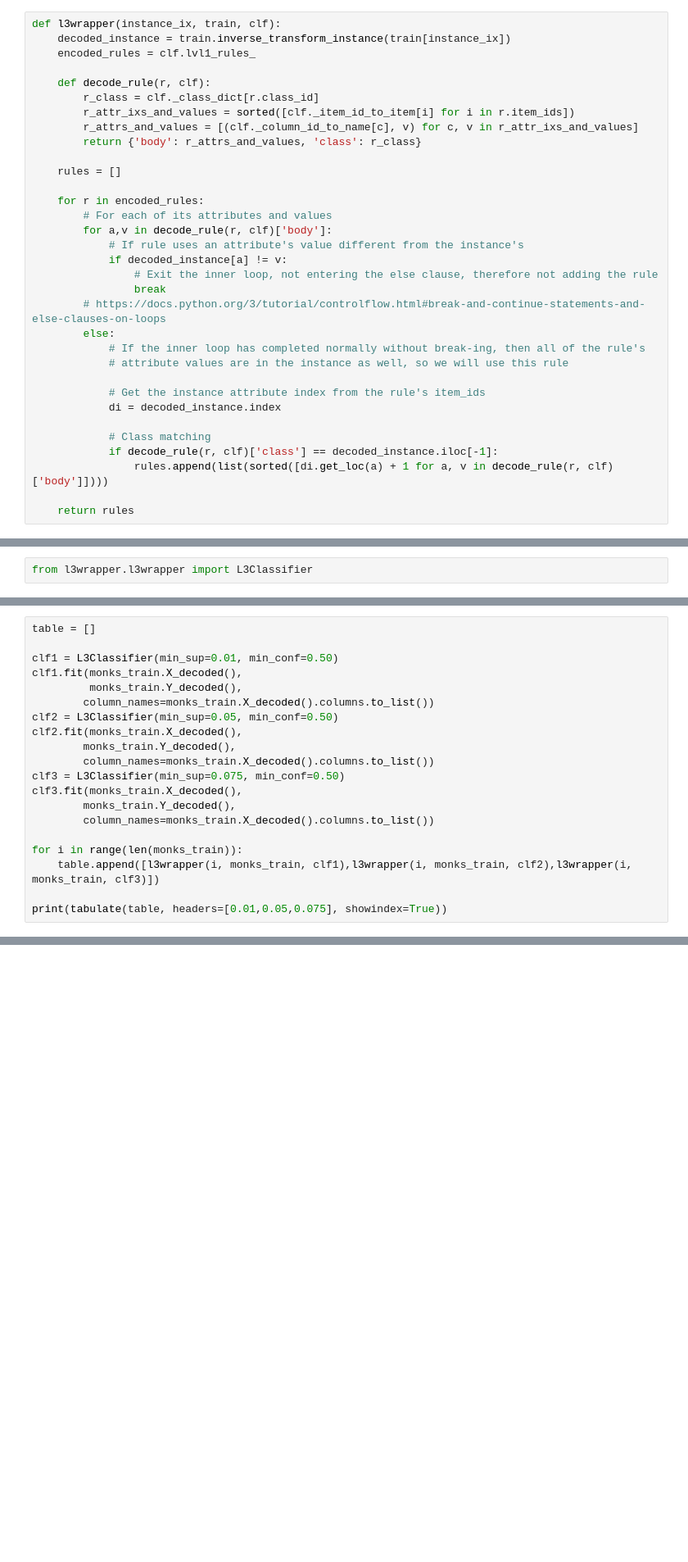
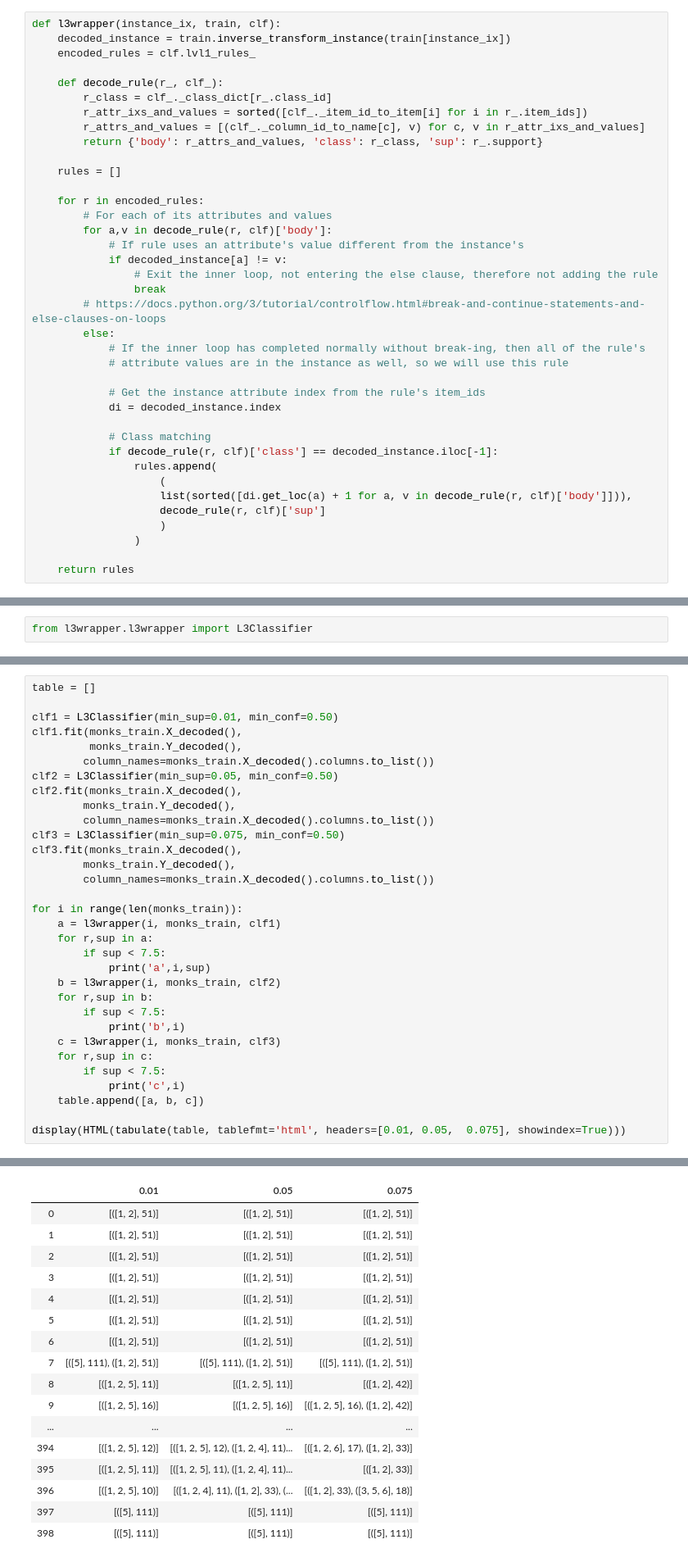
Before and after one commit to mrandri19/Internship-Project-X-PLAIN, a Jupyter notebook: l3wrapper minimum support comparisons.ipynb, the cells around one changed output, grey strips where cells are left out. Shown at 82% size. Saved outputs shown, nothing was run; the diff lists cells and outputs as text; blank space fills up the shorter version.

```diff
--- a/l3wrapper minimum support comparisons.ipynb
+++ b/l3wrapper minimum support comparisons.ipynb
@@ -52,11 +52,11 @@ def l3wrapper(instance_ix, train, clf):
     decoded_instance = train.inverse_transform_instance(train[instance_ix])
     encoded_rules = clf.lvl1_rules_
 
-    def decode_rule(r, clf):
-        r_class = clf._class_dict[r.class_id]
-        r_attr_ixs_and_values = sorted([clf._item_id_to_item[i] for i in r.item_ids])
-        r_attrs_and_values = [(clf._column_id_to_name[c], v) for c, v in r_attr_ixs_and_values]
-        return {'body': r_attrs_and_values, 'class': r_class}
+    def decode_rule(r_, clf_):
+        r_class = clf_._class_dict[r_.class_id]
+        r_attr_ixs_and_values = sorted([clf_._item_id_to_item[i] for i in r_.item_ids])
+        r_attrs_and_values = [(clf_._column_id_to_name[c], v) for c, v in r_attr_ixs_and_values]
+        return {'body': r_attrs_and_values, 'class': r_class, 'sup': r_.support}
 
     rules = []
 
@@ -77,7 +77,12 @@ def l3wrapper(instance_ix, train, clf):
 
             # Class matching
             if decode_rule(r, clf)['class'] == decoded_instance.iloc[-1]:
-                rules.append(list(sorted([di.get_loc(a) + 1 for a, v in decode_rule(r, clf)['body']])))
+                rules.append(
+                    (
+                    list(sorted([di.get_loc(a) + 1 for a, v in decode_rule(r, clf)['body']])),
+                    decode_rule(r, clf)['sup']
+                    )
+                )
 
     return rules
 # %% [markdown]
@@ -106,7 +113,19 @@ clf3.fit(monks_train.X_decoded(),
         column_names=monks_train.X_decoded().columns.to_list())
 
 for i in range(len(monks_train)):
-    table.append([l3wrapper(i, monks_train, clf1),l3wrapper(i, monks_train, clf2),l3wrapper(i, monks_train, clf3)])
+    a = l3wrapper(i, monks_train, clf1)
+    for r,sup in a:
+        if sup < 7.5:
+            print('a',i,sup)
+    b = l3wrapper(i, monks_train, clf2)
+    for r,sup in b:
+        if sup < 7.5:
+            print('b',i)
+    c = l3wrapper(i, monks_train, clf3)
+    for r,sup in c:
+        if sup < 7.5:
+            print('c',i)
+    table.append([a, b, c])
 
-print(tabulate(table, headers=[0.01,0.05,0.075], showindex=True))
+display(HTML(tabulate(table, tablefmt='html', headers=[0.01, 0.05,  0.075], showindex=True)))
 # %% [output]
@@ -129,0 +132,17 @@ print(tabulate(table, headers=[0.01,0.05,0.075], showindex=True))
+|  | 0.01 | 0.05 | 0.075 |
+| 0 | [([1, 2], 51)] | [([1, 2], 51)] | [([1, 2], 51)] |
+| 1 | [([1, 2], 51)] | [([1, 2], 51)] | [([1, 2], 51)] |
+| 2 | [([1, 2], 51)] | [([1, 2], 51)] | [([1, 2], 51)] |
+| 3 | [([1, 2], 51)] | [([1, 2], 51)] | [([1, 2], 51)] |
+| 4 | [([1, 2], 51)] | [([1, 2], 51)] | [([1, 2], 51)] |
+| 5 | [([1, 2], 51)] | [([1, 2], 51)] | [([1, 2], 51)] |
+| 6 | [([1, 2], 51)] | [([1, 2], 51)] | [([1, 2], 51)] |
+| 7 | [([5], 111), ([1, 2], 51)] | [([5], 111), ([1, 2], 51)] | [([5], 111), ([1, 2], 51)] |
+| 8 | [([1, 2, 5], 11)] | [([1, 2, 5], 11)] | [([1, 2], 42)] |
+| 9 | [([1, 2, 5], 16)] | [([1, 2, 5], 16)] | [([1, 2, 5], 16), ([1, 2], 42)] |
+| ... | ... | ... | ... |
+| 394 | [([1, 2, 5], 12)] | [([1, 2, 5], 12), ([1, 2, 4], 11)... | [([1, 2, 6], 17), ([1, 2], 33)] |
+| 395 | [([1, 2, 5], 11)] | [([1, 2, 5], 11), ([1, 2, 4], 11)... | [([1, 2], 33)] |
+| 396 | [([1, 2, 5], 10)] | [([1, 2, 4], 11), ([1, 2], 33), (... | [([1, 2], 33), ([3, 5, 6], 18)] |
+| 397 | [([5], 111)] | [([5], 111)] | [([5], 111)] |
+| 398 | [([5], 111)] | [([5], 111)] | [([5], 111)] |
```
Also changed, not shown: parts of 4 cells of this notebook, 1 other file.
